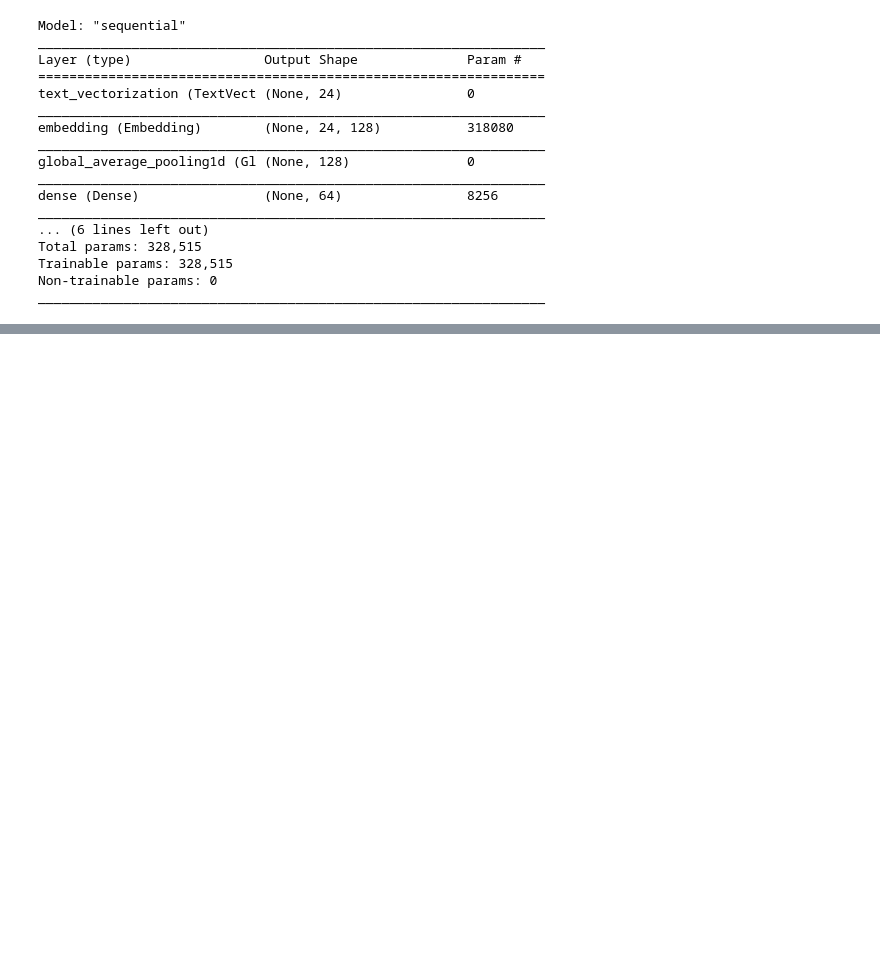
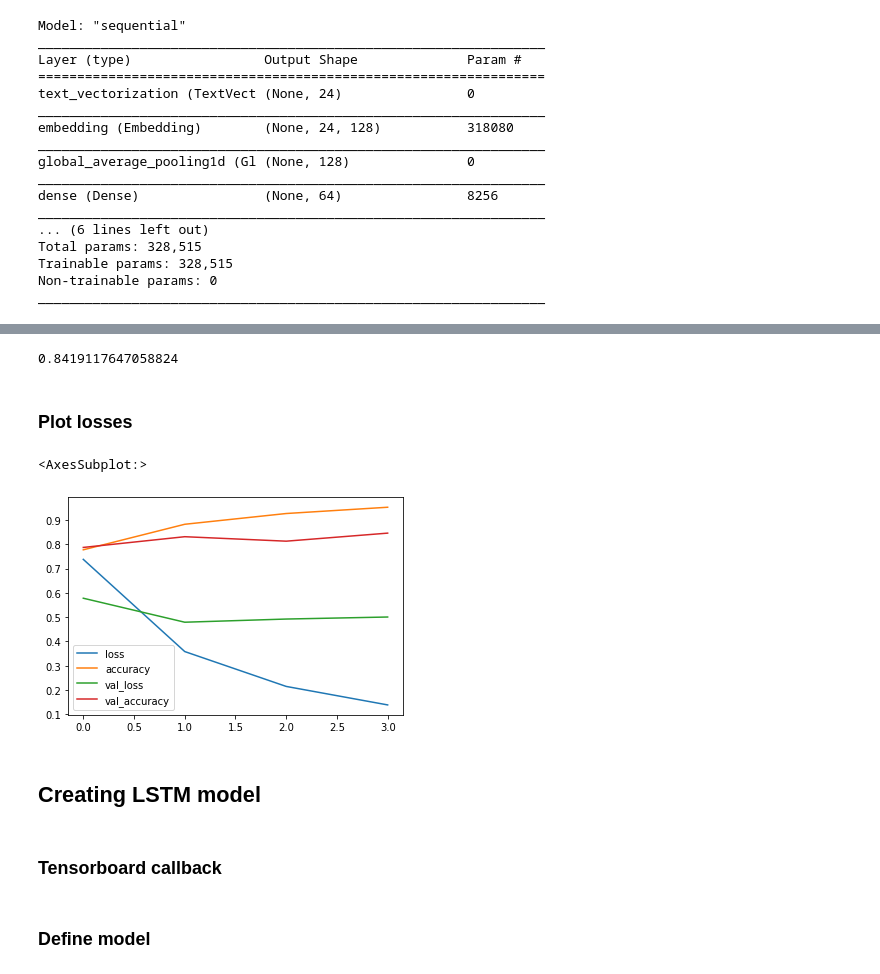
Before and after one commit to varun-pradhan-117/tweet-classification, a Jupyter notebook: tf_tweet_notebook.ipynb, the cells around one changed output, grey strips where cells are left out. Saved outputs shown, nothing was run; the diff lists cells and outputs as text; code cells hidden in the pictures; blank space fills up the shorter version.

```diff
--- a/tf_tweet_notebook.ipynb
+++ b/tf_tweet_notebook.ipynb
@@ -215,0 +263,22 @@ losses.plot()
+# %%
+log_directory = 'logs-tf-embed-2\\fit'
+
+board_2 = TensorBoard(log_dir=log_directory,histogram_freq=0,
+    write_graph=True)
+# %%
+model_2=Sequential()
+model_2.add(layers.Input(shape=(1,),dtype="string")) # Input layer to allow string inputs
+model_2.add(text_vectorizer)
+model_2.add(embedding)
+model_2.add(layers.GlobalAveragePooling1D()) # Pooling layer to reduce the dimensionality of data
+model_2.add(layers.Dense(activation='relu',units=64))
+model_2.add(layers.Dropout(0.2))
+model_2.add(layers.Dense(activation='relu',units=32))
+model_2.add(layers.Dense(activation='softmax',units=3))
+model_2.compile(optimizer='rmsprop',loss='categorical_crossentropy',metrics=['accuracy'])
+# %%
+#Setting test data as validation data to see how the model performs on the test data over training period
+model_2_history = model_2.fit(X_train,y_train,
+                              epochs=20,
+                              validation_data=(X_test,y_test),
+                              callbacks=[board_2,early_stop])
@@ -215,0 +312,17 @@ losses.plot()
+# %%
+print(accuracy_score(y_test,y_predictions))
+# %% [output]
+0.8419117647058824
+# %%
+losses=pd.DataFrame(model_2_history.history)
+# %% [markdown]
+### Plot losses
+# %%
+losses.plot()
+# %% [output]
+<AxesSubplot:>
+[figure, added]
+# %% [markdown]
+## Creating LSTM model
+# %% [markdown]
+### Tensorboard callback
@@ -215,0 +334,2 @@ losses.plot()
+# %% [markdown]
+### Define model
```
Also changed, not shown: parts of 56 cells of this notebook, 9 other files.
